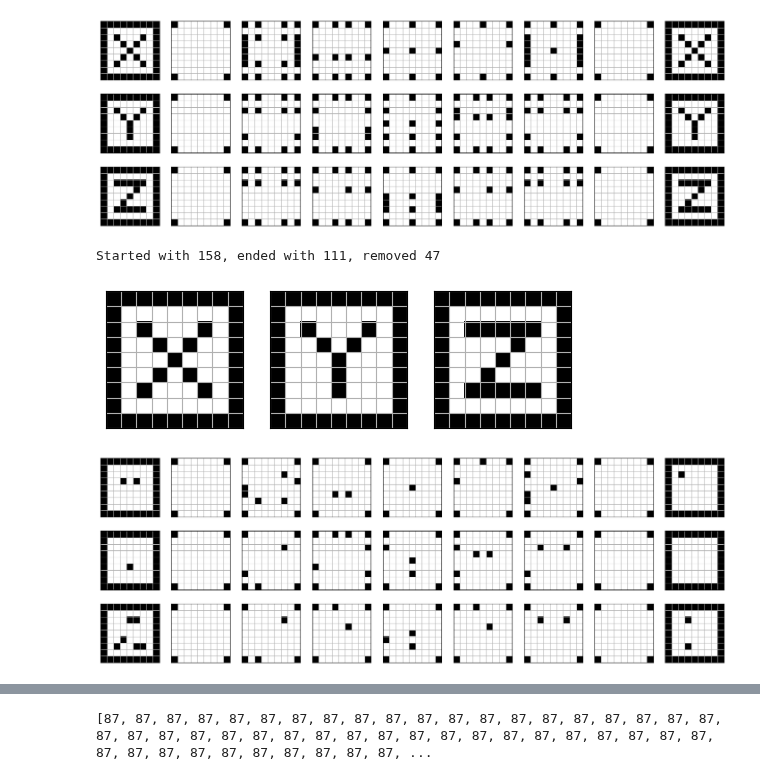
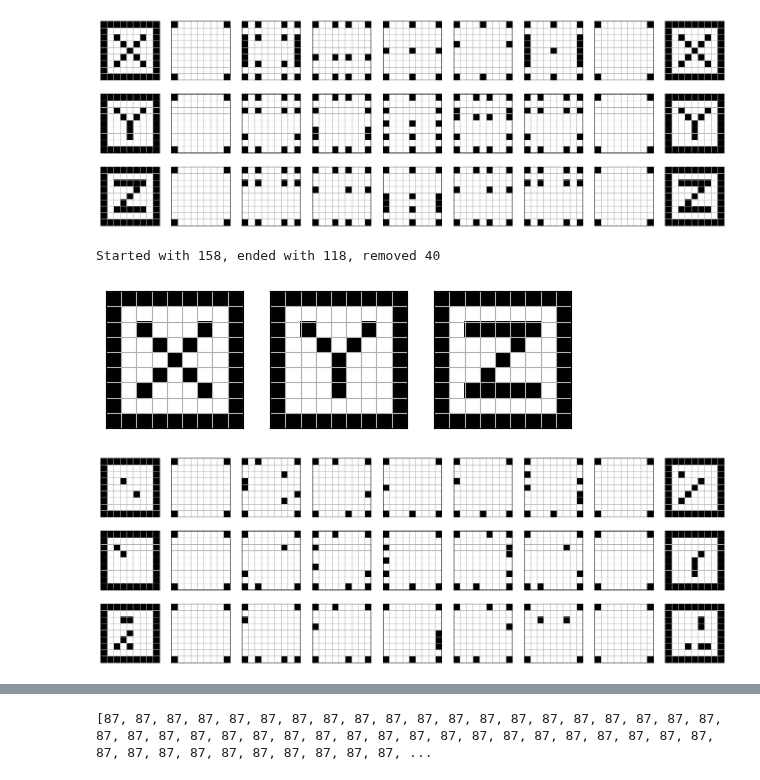
Before and after one commit to pfrstg/voxart, a Jupyter notebook: notebooks/dev.ipynb, the cells around one changed output, grey strips where cells are left out. Drawn from its saved outputs; the diff is of its cells as text; code cells hidden in the pictures.

```diff
--- a/notebooks/dev.ipynb
+++ b/notebooks/dev.ipynb
@@ -201,13 +185,13 @@ voxart.Design(design.find_removable_slow()).slices_fig()
 [figure]
 # %%
 base_design = test_goal.create_base_design()
-trim_design = voxart.create_design_random(test_goal)
+trim_design = voxart.search_design_random(test_goal)
 start_cnt = np.sum(base_design.vox)
 end_cnt = np.sum(trim_design.vox)
 print(f"Started with {start_cnt}, ended with {end_cnt}, removed {start_cnt - end_cnt}")
 display(trim_design.projections_fig())
 display(trim_design.slices_fig())
 # %% [output]
-Started with 158, ended with 111, removed 47
+Started with 158, ended with 118, removed 40
 [figure]
-[figure, old version]
+[figure, new version]
```
Also changed, not shown: parts of 9 cells of this notebook, 3 other files.
